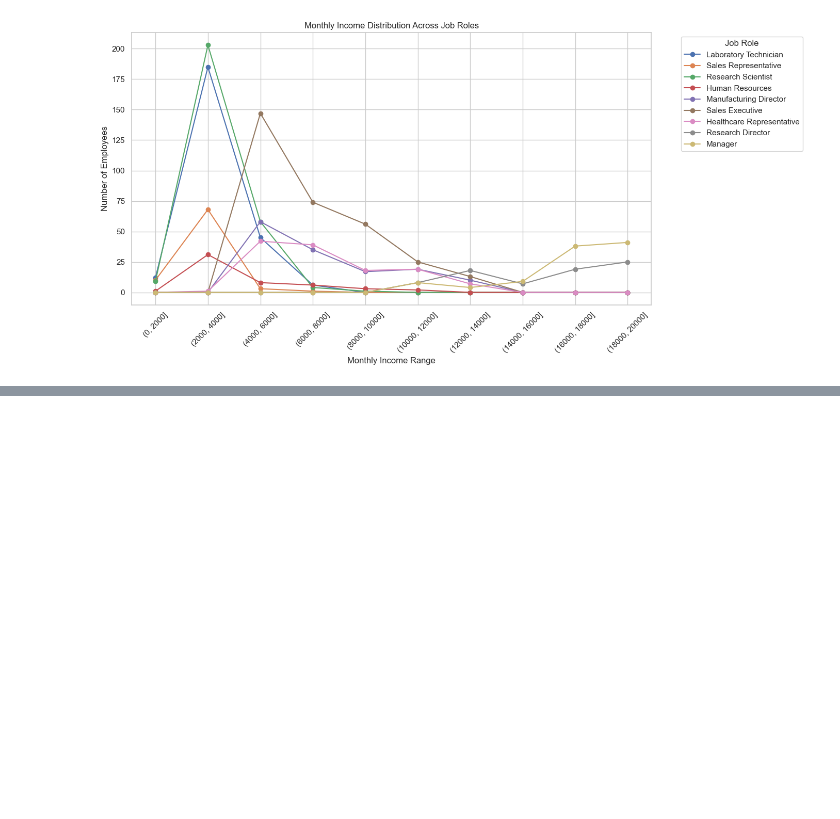
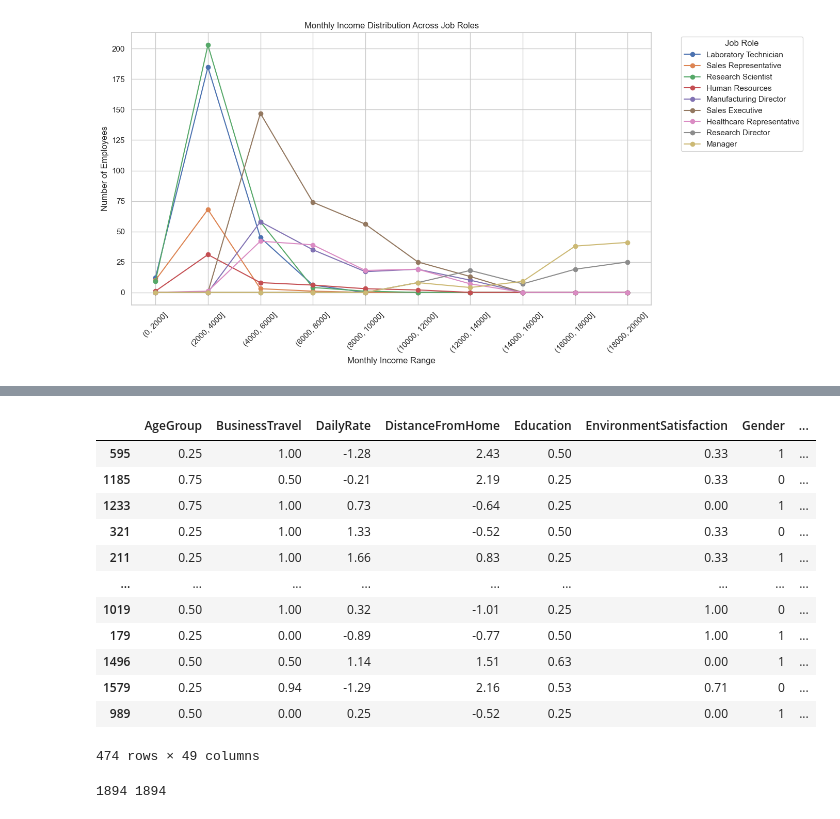
Before and after one commit to Seiflegnioui/Data-Humain_Resource_Analytics-, a Jupyter notebook: app.ipynb, the cells around one changed output, grey strips where cells are left out. Drawn from its saved outputs; the diff is of its cells as text; code cells hidden in the pictures; blank space fills up the shorter version.

```diff
--- a/app.ipynb
+++ b/app.ipynb
@@ -496,0 +472,4 @@ percentage
+# %%
+pd.set_option('display.float_format', '{:.2f}'.format)
+
+prepared__df.describe()
@@ -496,0 +505,30 @@ percentage
+# %%
+smote = SMOTETomek(random_state=42)
+balanced_x,balanced_y = smote.fit_resample(X,Y)
+
+X_train, X_test, y_train, y_test = train_test_split(
+    balanced_x, balanced_y, test_size=0.2, random_state=42, stratify=balanced_y
+)
+X_test
+# %% [output]
+|  | AgeGroup | BusinessTravel | DailyRate | DistanceFromHome | Education | EnvironmentSatisfaction | Gender | ... |
+| 595 | 0.25 | 1.00 | -1.28 | 2.43 | 0.50 | 0.33 | 1 | ... |
+| 1185 | 0.75 | 0.50 | -0.21 | 2.19 | 0.25 | 0.33 | 0 | ... |
+| 1233 | 0.75 | 1.00 | 0.73 | -0.64 | 0.25 | 0.00 | 1 | ... |
+| 321 | 0.25 | 1.00 | 1.33 | -0.52 | 0.50 | 0.33 | 0 | ... |
+| 211 | 0.25 | 1.00 | 1.66 | 0.83 | 0.25 | 0.33 | 1 | ... |
+| ... | ... | ... | ... | ... | ... | ... | ... | ... |
+| 1019 | 0.50 | 1.00 | 0.32 | -1.01 | 0.25 | 1.00 | 0 | ... |
+| 179 | 0.25 | 0.00 | -0.89 | -0.77 | 0.50 | 1.00 | 1 | ... |
+| 1496 | 0.50 | 0.50 | 1.14 | 1.51 | 0.63 | 0.00 | 1 | ... |
+| 1579 | 0.25 | 0.94 | -1.29 | 2.16 | 0.53 | 0.71 | 0 | ... |
+| 989 | 0.50 | 0.00 | 0.25 | -0.52 | 0.25 | 0.00 | 1 | ... |
+474 rows × 49 columns
+# %%
+original_scaled = scalers["scaler-AgeGroup"].inverse_transform(X_train[["AgeGroup"]])
+
+original_values = encoders["encoder-AgeGroup"].inverse_transform(original_scaled.astype(int).ravel())
+
+print(len(original_values),len(X_train[["AgeGroup"]]))
+# %% [output]
+1894 1894
```
Also changed, not shown: parts of 28 cells of this notebook, 1 other file.
